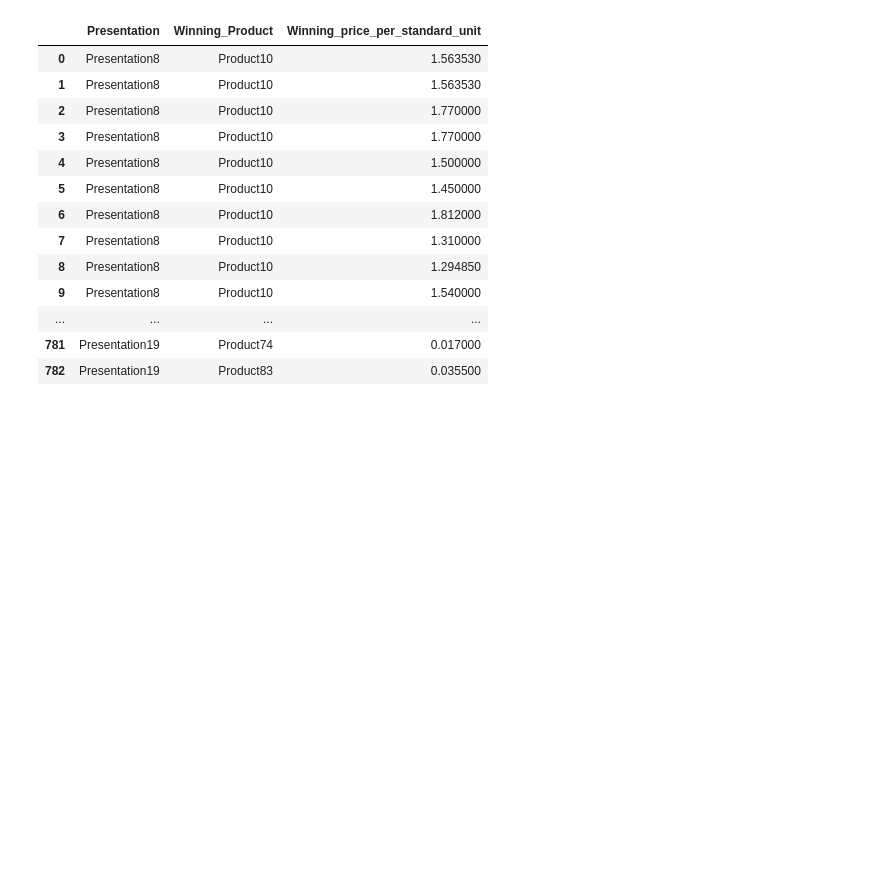
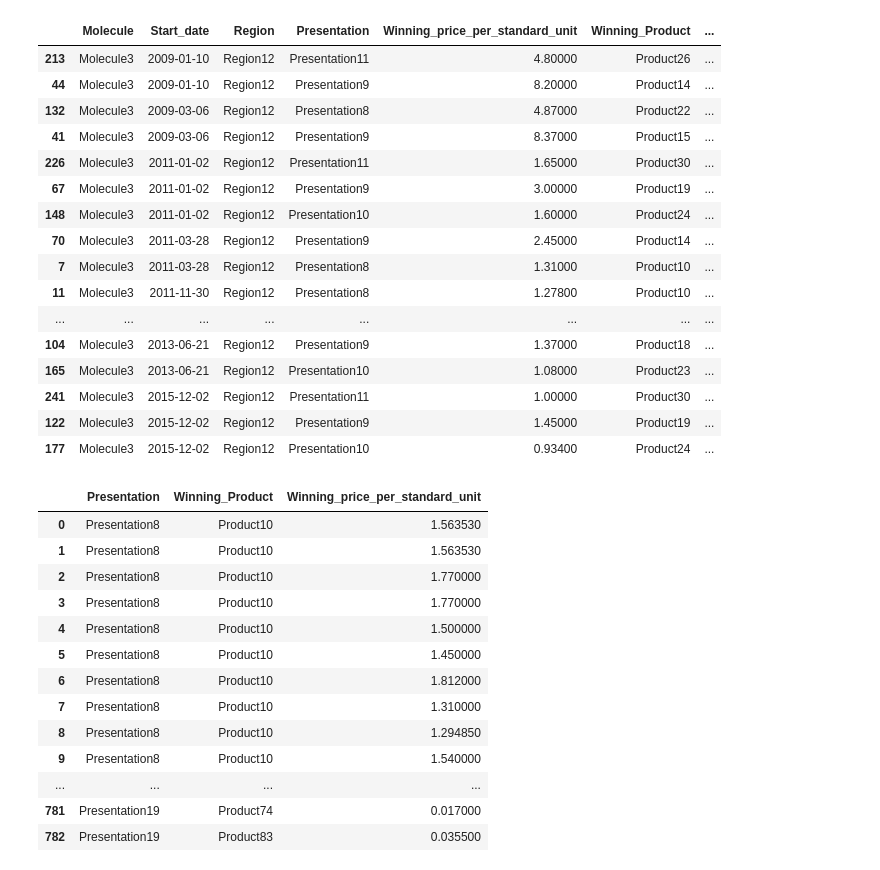
Before and after one commit to thefifthhead/data-science-contests, a Jupyter notebook: crowd-analytics/contests/predict-bidding-price-of-generic-drugs/predict-bidding-price-of-generic-drugs.ipynb, the cells around one changed output. Drawn from its saved outputs; the diff is of its cells as text; code cells hidden in the pictures; blank space fills up the shorter version.

```diff
--- a/crowd-analytics/contests/predict-bidding-price-of-generic-drugs/predict-bidding-price-of-generic-drugs.ipynb
+++ b/crowd-analytics/contests/predict-bidding-price-of-generic-drugs/predict-bidding-price-of-generic-drugs.ipynb
@@ -7,7 +14,3 @@ import matplotlib.pyplot as plt
 %matplotlib inline
 # %%
-df = pd.read_csv('data/CAX_Bidding_TRAIN_Molecule_3_4_5.csv')
+df2 = pd.read_csv('data/CAX_Bidding_TRAIN_Molecule_3_4_5.csv')
-# %%
-df.columns
-cols = ['ID', 'Account', 'Province', 'Region', 'Tender_Type', 'Start_date', 'End_date_including_extension', 'Length_of_contract_in_Months', 'Market', 'Tender_Standard_Unit_per_year', 'Winning_price_per_standard_unit', 'Molecule', 'Presentation','Winning_Product','Winning_Company']
-df2 = df[cols]
@@ -14,3 +22,30 @@ df2 = df[cols]
+# %%
+df2 = df2[['Molecule', 'Start_date', 'Region', 'Presentation','Winning_price_per_standard_unit', 'Winning_Product', 'Length_of_contract_in_Months']]
+df2 = df2.dropna()
+df2['Start_date'] = pd.to_datetime(df2['Start_date'])
+df2.sort(['Start_date'], inplace=True)
+# %%
+df_molecule3 = df2[(df2['Molecule'] == 'Molecule3') & (df2['Start_date'] > datetime(2009,1,1,0,0,0))]
+mol3_group_region = df_molecule3.groupby(['Region'])
+mol3_group_region.get_group('Region12')
+# %% [output]
+|  | Molecule | Start_date | Region | Presentation | Winning_price_per_standard_unit | Winning_Product | ... |
+| 213 | Molecule3 | 2009-01-10 | Region12 | Presentation11 | 4.80000 | Product26 | ... |
+| 44 | Molecule3 | 2009-01-10 | Region12 | Presentation9 | 8.20000 | Product14 | ... |
+| 132 | Molecule3 | 2009-03-06 | Region12 | Presentation8 | 4.87000 | Product22 | ... |
+| 41 | Molecule3 | 2009-03-06 | Region12 | Presentation9 | 8.37000 | Product15 | ... |
+| 226 | Molecule3 | 2011-01-02 | Region12 | Presentation11 | 1.65000 | Product30 | ... |
+| 67 | Molecule3 | 2011-01-02 | Region12 | Presentation9 | 3.00000 | Product19 | ... |
+| 148 | Molecule3 | 2011-01-02 | Region12 | Presentation10 | 1.60000 | Product24 | ... |
+| 70 | Molecule3 | 2011-03-28 | Region12 | Presentation9 | 2.45000 | Product14 | ... |
+| 7 | Molecule3 | 2011-03-28 | Region12 | Presentation8 | 1.31000 | Product10 | ... |
+| 11 | Molecule3 | 2011-11-30 | Region12 | Presentation8 | 1.27800 | Product10 | ... |
+| ... | ... | ... | ... | ... | ... | ... | ... |
+| 104 | Molecule3 | 2013-06-21 | Region12 | Presentation9 | 1.37000 | Product18 | ... |
+| 165 | Molecule3 | 2013-06-21 | Region12 | Presentation10 | 1.08000 | Product23 | ... |
+| 241 | Molecule3 | 2015-12-02 | Region12 | Presentation11 | 1.00000 | Product30 | ... |
+| 122 | Molecule3 | 2015-12-02 | Region12 | Presentation9 | 1.45000 | Product19 | ... |
+| 177 | Molecule3 | 2015-12-02 | Region12 | Presentation10 | 0.93400 | Product24 | ... |
 # %%
 y=df['Winning_price_per_standard_unit']
 # %%
```
Also changed, not shown: parts of 2 cells of this notebook, 17 other files.
